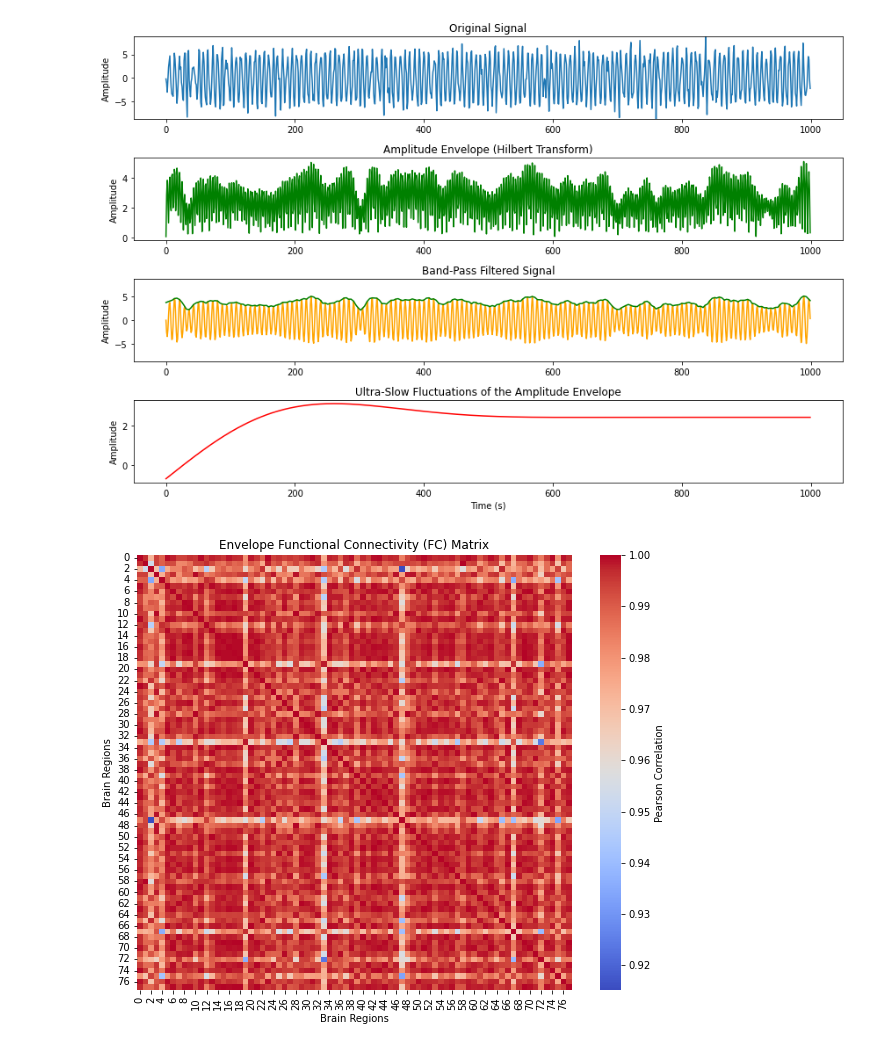
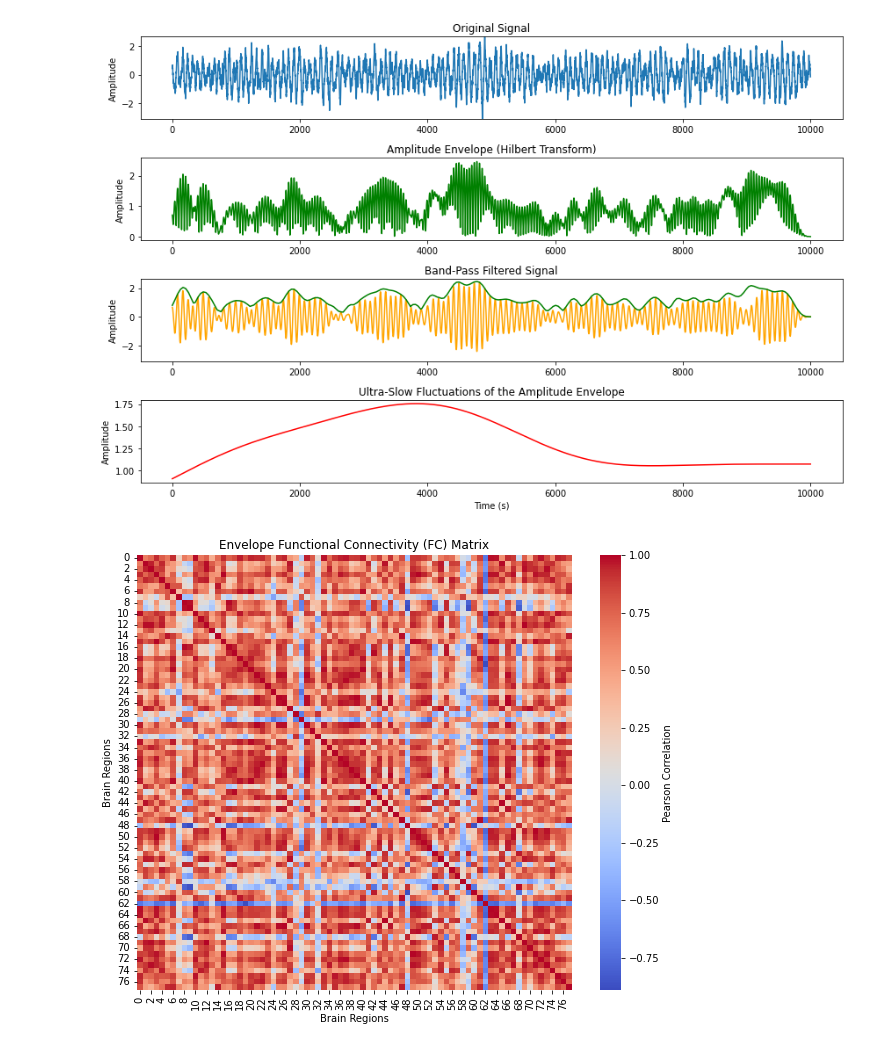
Before and after one commit to shayan823/Deco-Group-1A, a Jupyter notebook: PythonNotebooks/signal_processing.ipynb, the cells around one changed output. Drawn from its saved outputs; the diff is of its cells as text; code cells hidden in the pictures.

```diff
--- a/PythonNotebooks/signal_processing.ipynb
+++ b/PythonNotebooks/signal_processing.ipynb
@@ -43,10 +67,10 @@ def lowpass_filter(data, cutoff, fs, order=5):
 # %%
 def signal_processing_on_hopf(C, f=12, G=0.5):
-    num_steps = 1000  # total steps
-    dt = 0.01  # time step
+    num_steps = 10000  # total steps
+    dt = 0.001  # time step
     a = 0.0  # intrinsic dynamics parameters for each neuron
     omega = 2 * np.pi * f  # angular frequencies for each neuron
-    beta = 1000  # noise level
+    beta = 5  # noise level
 
     # Filter parameters
     fs = 1/dt
@@ -59,32 +83,37 @@ def signal_processing_on_hopf(C, f=12, G=0.5):
 
     # Preallocate arrays for filtered signals
     filtered_x = np.zeros_like(x_values)
-    filtered_y = np.zeros_like(y_values)
+    # filtered_y = np.zeros_like(y_values)
 
     # Band-pass filter for each region
     for i in range(78):
         filtered_x[:, i] = bandpass_filter(x_values[:, i], band_lowcut, band_highcut, fs)
-        filtered_y[:, i] = bandpass_filter(y_values[:, i], band_lowcut, band_highcut, fs)
+        # filtered_y[:, i] = bandpass_filter(y_values[:, i], band_lowcut, band_highcut, fs)
     # plot_x_values(filtered_x)
 
     # Calculate the Hilbert transform to get the instantaneous amplitude
-    analytical_x = hilbert(filtered_x)
-    # print(analytical_x)
-    amplitude_env_x = np.abs(analytical_x)
+    # analytical_x = hilbert(filtered_x)
     # analytical_y = hilbert(filtered_y)
+
+    amplitude_env_x = np.abs(hilbert(filtered_x))
     # amplitude_env_y = np.abs(analytical_y)
 
+    # Smoothening the envelope
+    smoothened_env_x = smoothening_envelope(amplitude_env_x, filtered_x)
     # Low-pass filter the amplitude envelope
+    analytical_x = hilbert(smoothened_env_x)
     ultra_slow_x = np.zeros_like(amplitude_env_x)
     # ultra_slow_y = np.zeros_like(amplitude_env_y)
+
     for i in range(78):
         ultra_slow_x[:, i] = lowpass_filter(amplitude_env_x[:, i], lowpass_cutoff, fs)
+        ultra_slow_x[:, i] = lowpass_filter(smoothened_env_x[:, i], lowpass_cutoff, fs)
         # ultra_slow_y[:, i] = lowpass_filter(amplitude_env_y[:, i], lowpass_cutoff, fs)
 
-    return x_values, analytical_x, filtered_x, amplitude_env_x, ultra_slow_x
+    return x_values, filtered_x, analytical_x, amplitude_env_x, smoothened_env_x, ultra_slow_x
 
 f=12
 G=0.5
-x_signal, filtered_x, analytical_x, amplitude_env_x, ultra_slow_x = signal_processing_on_hopf(C, f, G)
+x_signal, filtered_x, analytical_x, amplitude_env_x, smoothened_env_x, ultra_slow_x = signal_processing_on_hopf(C, f, G)
 plot_x_values(x_signal)
 # %% [output]
@@ -134,47 +160,29 @@ def plot_signal_processing_stages(x_values, filtered_x, amplitude_env_x, ultra_s
     plt.show()
 # %%
 # def plot_for_index(index, )
-index = 40
+index = 20
 x = x_signal[:,index]
-
 band_pass_fil = filtered_x[:, index]
 amplitude_env = amplitude_env_x[:, index]
 ultra_slow = ultra_slow_x[:,index]
-plot_signal_processing_stages(x, band_pass_fil, amplitude_env, ultra_slow)
+smoothened_env = smoothened_env_x[:, index]
+
+plot_signal_processing_stages(x, band_pass_fil, amplitude_env, smoothened_env, ultra_slow)
 # %% [output]
-[figure, old version]
+[figure, new version]
 # %%
-from scipy.stats import pearsonr
-def compute_envelope_fc(ultra_slow_x):
-    # Number of regions
-    n_regions = ultra_slow_x.shape[1]
-
-    # Initialize the FC matrix
-    envelope_fc = np.zeros((n_regions, n_regions))
-
-    # Compute Pearson's correlation for each pair of brain regions
-    for i in range(n_regions):
-        for j in range(n_regions):
-            if i != j:
-                corr, _ = pearsonr(ultra_slow_x[:, i], ultra_slow_x[:, j])
-                envelope_fc[i, j] = corr
-            else:
-                envelope_fc[i, j] = 1  # Self-correlation is always 1
-
-    return envelope_fc
-
 # Compute the Envelope FC matrix
 envelope_fc = compute_envelope_fc(ultra_slow_x)
 
 # Plotting the Envelope FC matrix as a heatmap
 plt.figure(figsize=(10, 8))
 sns.heatmap(envelope_fc, cmap='coolwarm', square=True, cbar_kws={'label': 'Pearson Correlation'})
 plt.title('Envelope Functional Connectivity (FC) Matrix')
 plt.xlabel('Brain Regions')
 plt.ylabel('Brain Regions')
 plt.show()
 # %% [output]
-[figure, old version]
+[figure, new version]
 # %%
 # Function to calculate Kuramoto order parameter R(t) and metastability
 def calculate_kuramoto_and_metastability(analytical_x):
```
Also changed, not shown: parts of 6 cells of this notebook, 5 other files.
